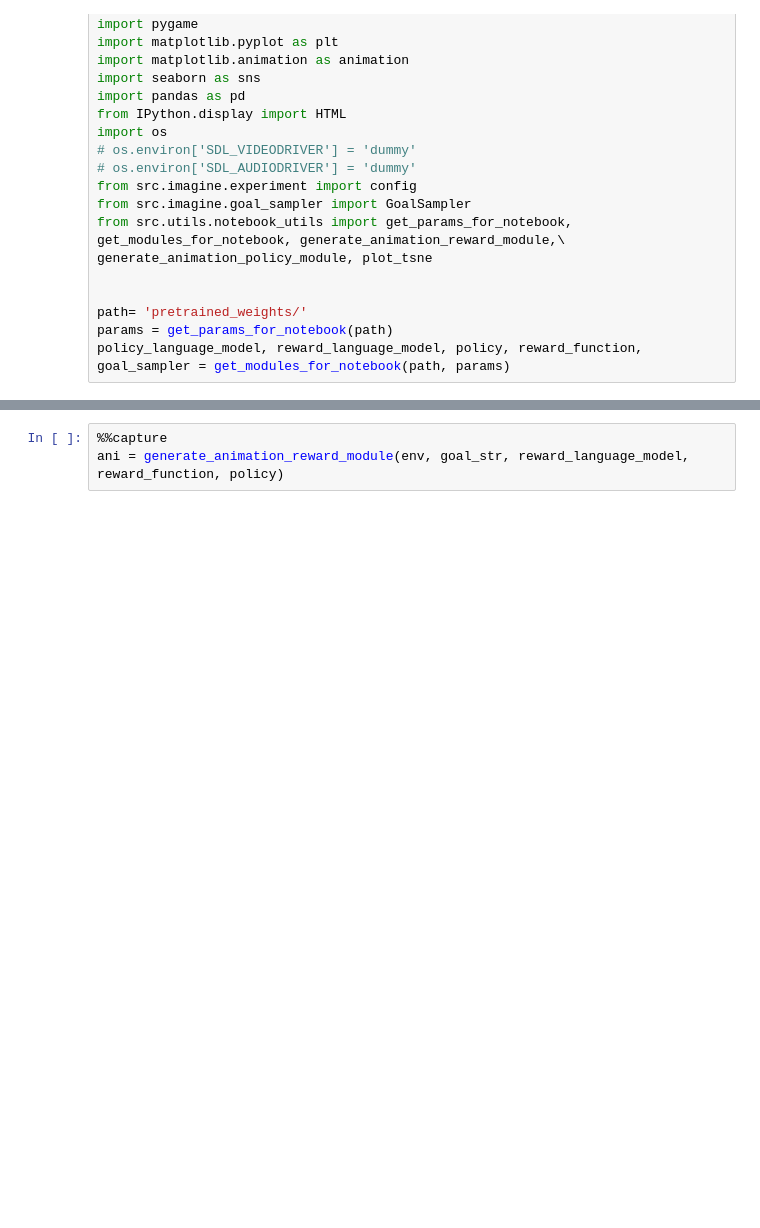
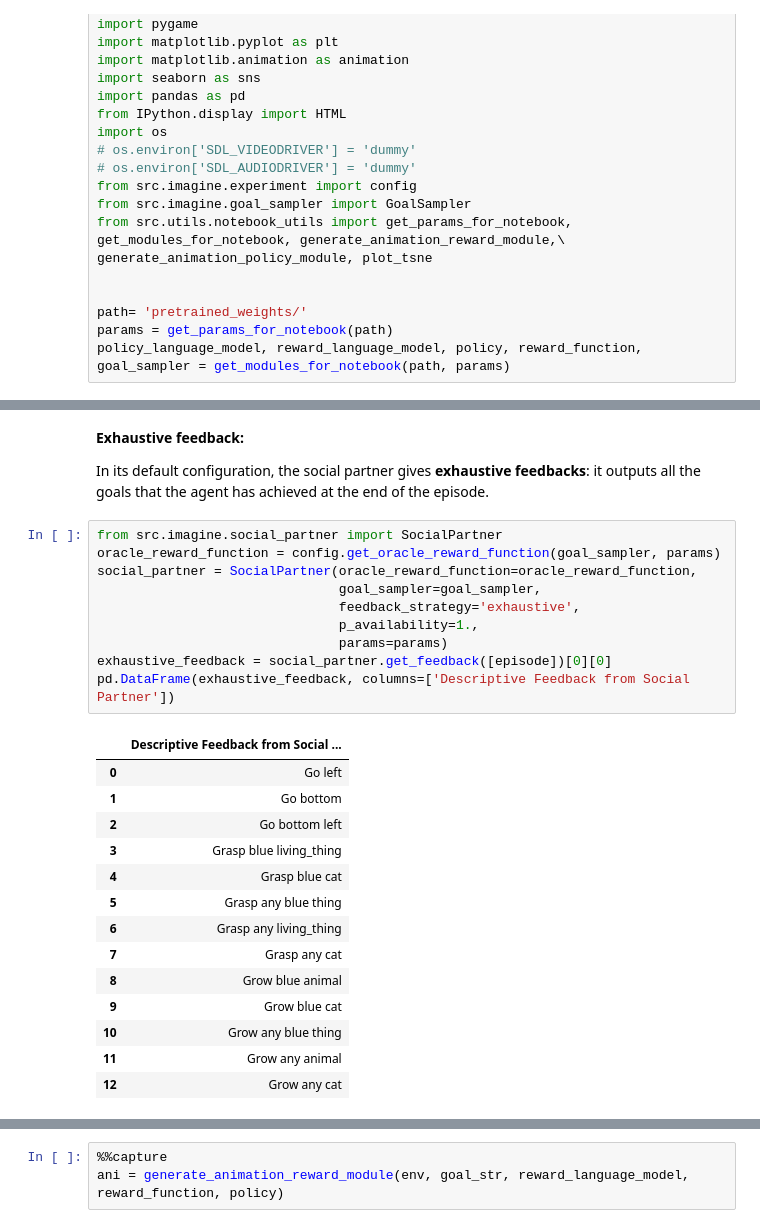
Before and after one commit to flowersteam/Imagine, a Jupyter notebook: IMAGINE.ipynb, the cells around one changed output, grey strips where cells are left out. Saved outputs shown, nothing was run; the diff lists cells and outputs as text; blank space fills up the shorter version.

```diff
--- a/IMAGINE.ipynb
+++ b/IMAGINE.ipynb
@@ -110,0 +143,29 @@ policy.actor_network.get_norm_per_object(torch.tensor(o).float().view(1,len(o)),
+# %% [markdown]
+__Exhaustive feedback:__
+
+In its default configuration, the social partner gives __exhaustive feedbacks__: it outputs all the goals that the agent has achieved at the end of the episode.
+# %%
+from src.imagine.social_partner import SocialPartner
+oracle_reward_function = config.get_oracle_reward_function(goal_sampler, params)
+social_partner = SocialPartner(oracle_reward_function=oracle_reward_function,
+                               goal_sampler=goal_sampler,
+                               feedback_strategy='exhaustive',
+                               p_availability=1.,
+                               params=params)
+exhaustive_feedback = social_partner.get_feedback([episode])[0][0]
+pd.DataFrame(exhaustive_feedback, columns=['Descriptive Feedback from Social Partner'])
+# %% [output]
+|  | Descriptive Feedback from Social ... |
+| 0 | Go left |
+| 1 | Go bottom |
+| 2 | Go bottom left |
+| 3 | Grasp blue living_thing |
+| 4 | Grasp blue cat |
+| 5 | Grasp any blue thing |
+| 6 | Grasp any living_thing |
+| 7 | Grasp any cat |
+| 8 | Grow blue animal |
+| 9 | Grow blue cat |
+| 10 | Grow any blue thing |
+| 11 | Grow any animal |
+| 12 | Grow any cat |
```
Also changed, not shown: parts of 82 cells of this notebook, 1 other file.
